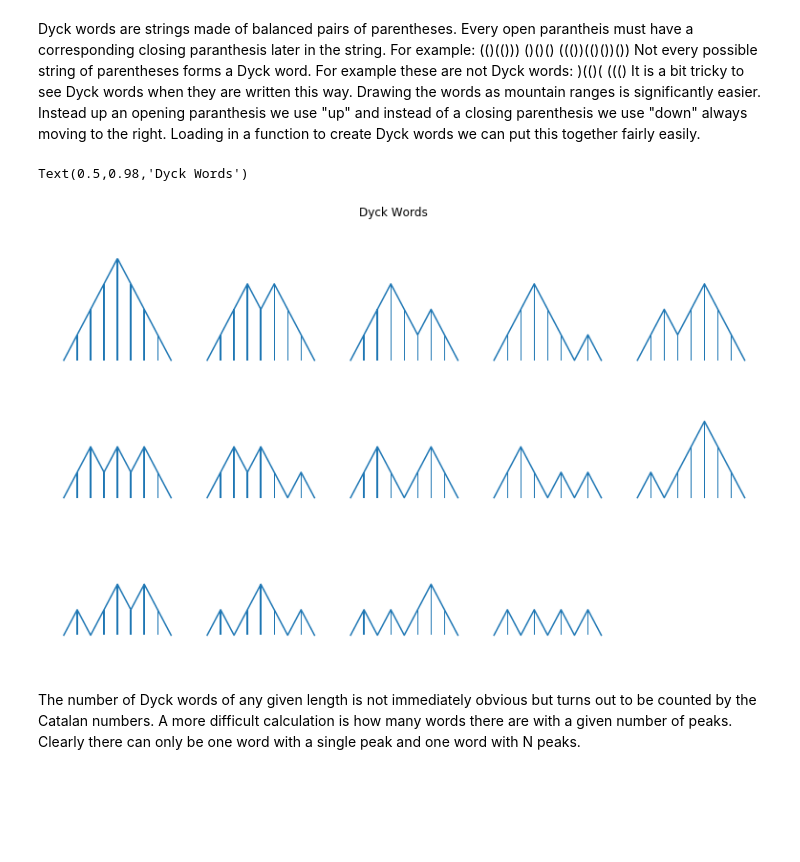
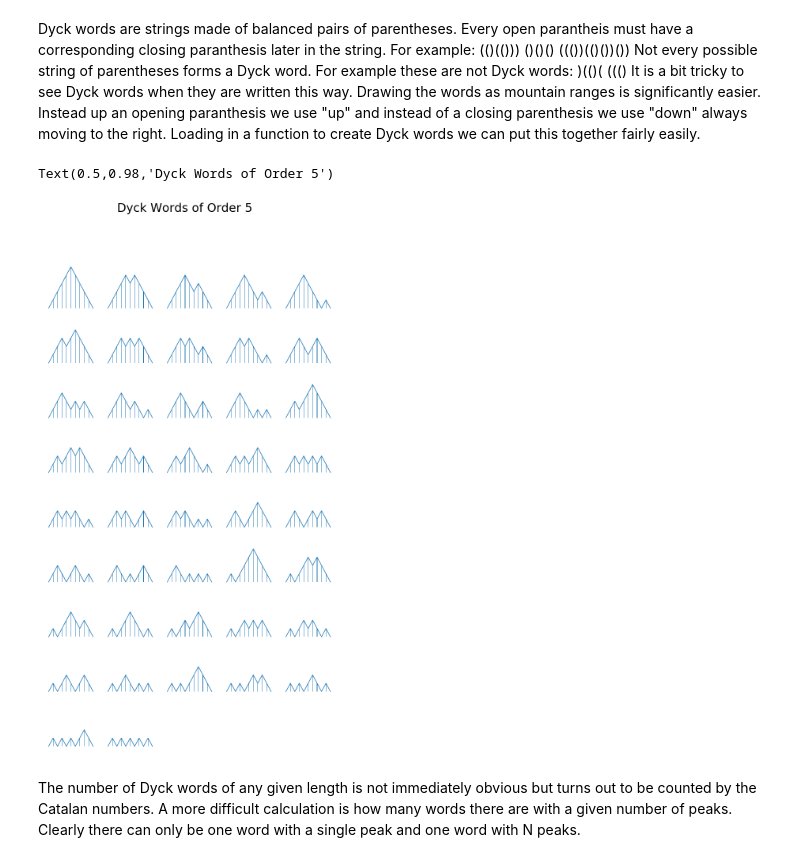
Before and after one commit to SymmetricChaos/NumberTheory, a Jupyter notebook: Dyck Words.ipynb, the cells around one changed output. Saved outputs shown, nothing was run; the diff lists cells and outputs as text; code cells hidden in the pictures; blank space fills up the shorter version.

```diff
--- a/Dyck Words.ipynb
+++ b/Dyck Words.ipynb
@@ -10,34 +10,34 @@ It is a bit tricky to see Dyck words when they are written this way. Drawing the
 # %%
 %matplotlib inline
 from Combinatorics import dyck_words
 import matplotlib.pyplot as plt
 
-N = 4
+N = 5
 D = dyck_words(N)
 h = len(D)//5+1
 
 fig1, axs = plt.subplots(h, 5, figsize=(13, h*2.5))
 word = 0
 for ax in axs:
     for a in ax:
         a.set_axis_off()
         a.set_ylim([-.5, N])
         x = [i for i in range(2*N+1)]
         y = [0]*len(x)
         if word > len(D)-1:
             continue
         else:
             for ctr,i in enumerate(D[word],1):
                 if i == "(":
                     y[ctr] = y[ctr-1]+1
                 if i == ")":
                     y[ctr] = y[ctr-1]-1
             a.plot(x,y)
             a.bar(x,y,width=.1)
             word += 1
-fig1.suptitle(f"Dyck Words of Order {N}")
+fig1.suptitle(f"Dyck Words of Order {N}",size=30)
 # %% [output]
-Text(0.5,0.98,'Dyck Words')
+Text(0.5,0.98,'Dyck Words of Order 5')
-[figure, old version]
+[figure, new version]
 # %% [markdown]
 The number of Dyck words of any given length is not immediately obvious but turns out to be counted by the Catalan numbers. A more difficult calculation is how many words there are with a given number of peaks. Clearly there can only be one word with a single peak and one word with N peaks.
```
